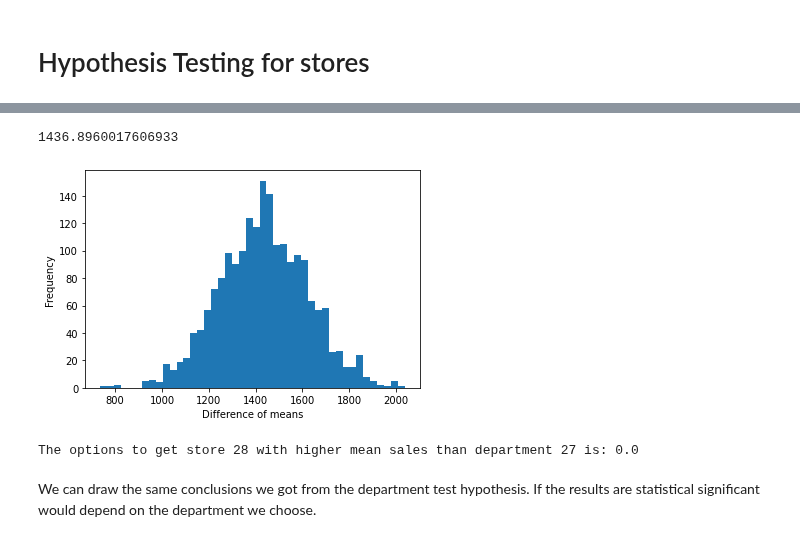
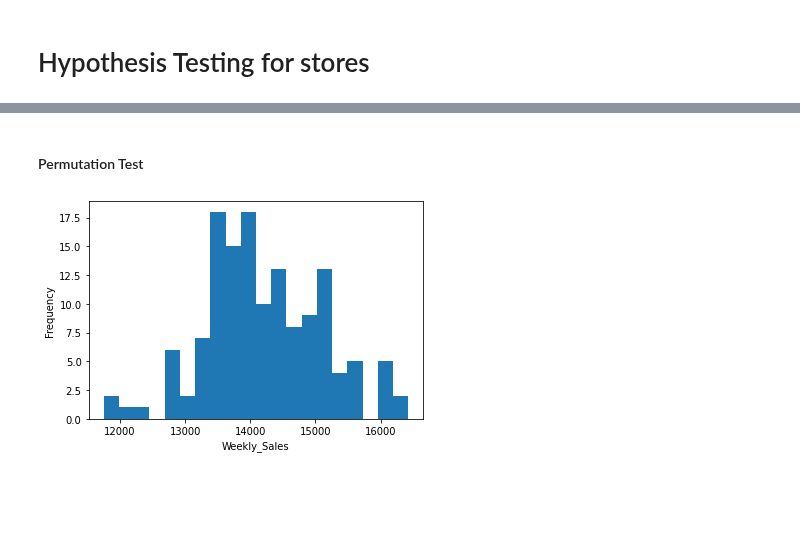
Before and after one commit to arnaldo9408/SpringBoard, a Jupyter notebook: Unit 11/Exploratory Data Analysis.ipynb, the cells around one changed output, grey strips where cells are left out. Cells and saved outputs as stored; diff of their text form; code cells hidden in the pictures; blank space fills up the shorter version.

```diff
--- a/Unit 11/Exploratory Data Analysis.ipynb
+++ b/Unit 11/Exploratory Data Analysis.ipynb
@@ -522,9 +427,14 @@ store20_array = df_store20['Weekly_Sales'].values
+# %%
+#Define the array for the other 9 stores
+store2_array = df_store.loc[df_store['Store'] != 23]
+store2_array = store2_array.groupby('Date').agg('mean')
+store2_array = store2_array['Weekly_Sales'].values
 # %%
 #Repite the experiment over and over again by calculating the difference between the means
-number_tries = 2000
+number_tries = 5000
 diff = np.empty(number_tries)
 for i in range(number_tries):
-        diff[i] = np.mean(sampler(store23_array, len(store23_array))) - np.mean(sampler_2(store20_array, len(store20_array)))
+        diff[i] = np.mean(sampler(store23_array, len(store23_array))) - np.mean(sampler_2(store2_array, len(store2_array)))
 # %%
 #Plot the histogram
 plt.hist(diff, bins = n_bins)
@@ -550,19 +467,17 @@ store28_array = df_store28['Weekly_Sales'].values
-# %%
-#Mean difference
-diff_mean(store27_array, store28_array)
-# %% [output]
-1436.8960017606933
-# %%
-#Repite the experiment over and over again by calculating the difference between the means
-number_tries = 2000
-diff = np.empty(number_tries)
-for i in range(number_tries):
-        diff[i] = np.mean(sampler(store27_array, len(store27_array))) - np.mean(sampler_2(store28_array, len(store28_array)))
+# %% [markdown]
+#### Permutation Test
+# %%
+#Make the experiment over and over again
+number_tries = 5000
+for i in range(number_tries):
+    perm_sample1, perm_sample2 = permutation_sample(store23_array, store2_array)
+    x_1, y_1 = ecdf(perm_sample1)
+    x_2, y_2 = ecdf(perm_sample2)
 # %%
-#Plot the histogram
-plt.hist(diff, bins = n_bins)
-plt.xlabel('Difference of means')
+#Plot histogram 1
+plt.hist(x_1, bins = 20)
+plt.xlabel('Weekly_Sales')
 plt.ylabel('Frequency')
 plt.show()
 # %% [output]
-[figure, old version]
+[figure, new version]
@@ -572,6 +483,0 @@ p_value = np.sum(diff < 0)/number_tries
-# %%
-print('The options to get store 28 with higher mean sales than department 27 is:', p_value)
-# %% [output]
-The options to get store 28 with higher mean sales than department 27 is: 0.0
-# %% [markdown]
-We can draw the same conclusions we got from the department test hypothesis. If the results are statistical significant would depend on the department we choose.
```
Also changed, not shown: parts of 59 cells of this notebook.
